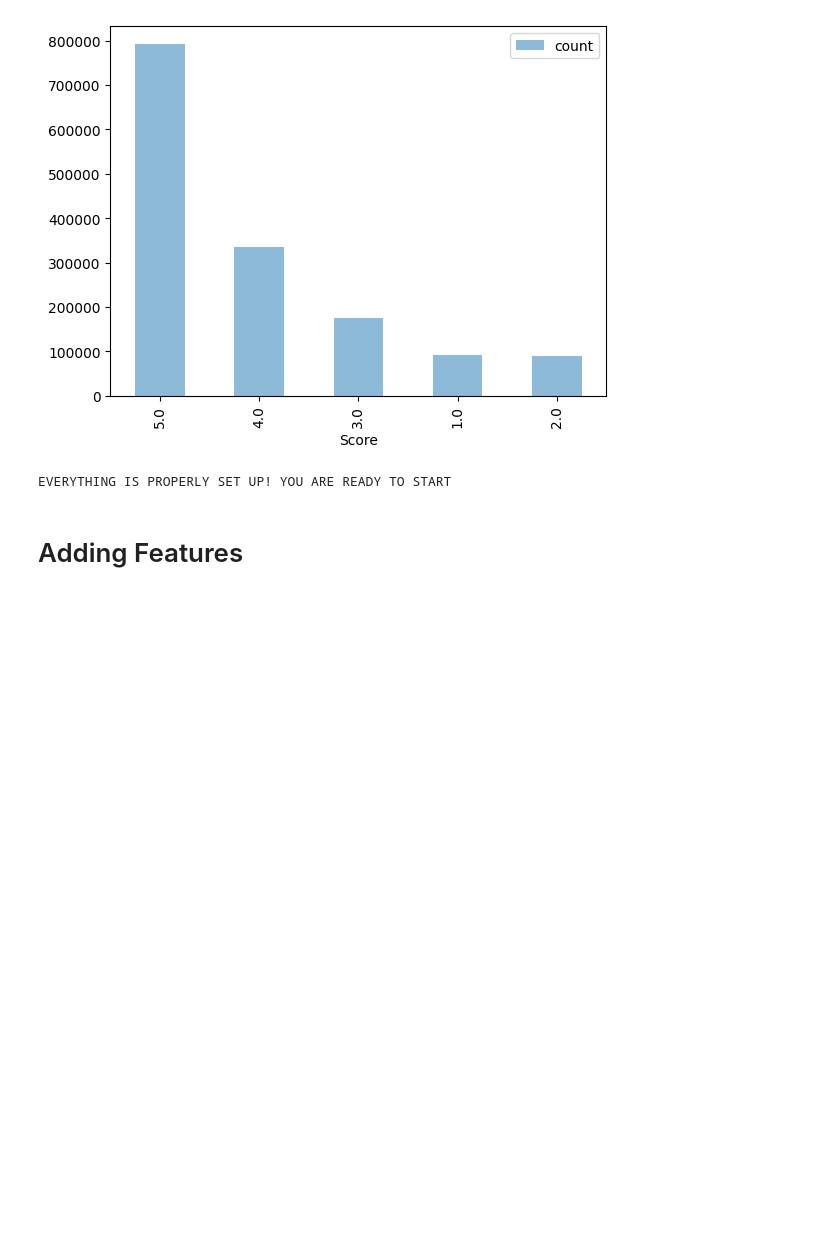
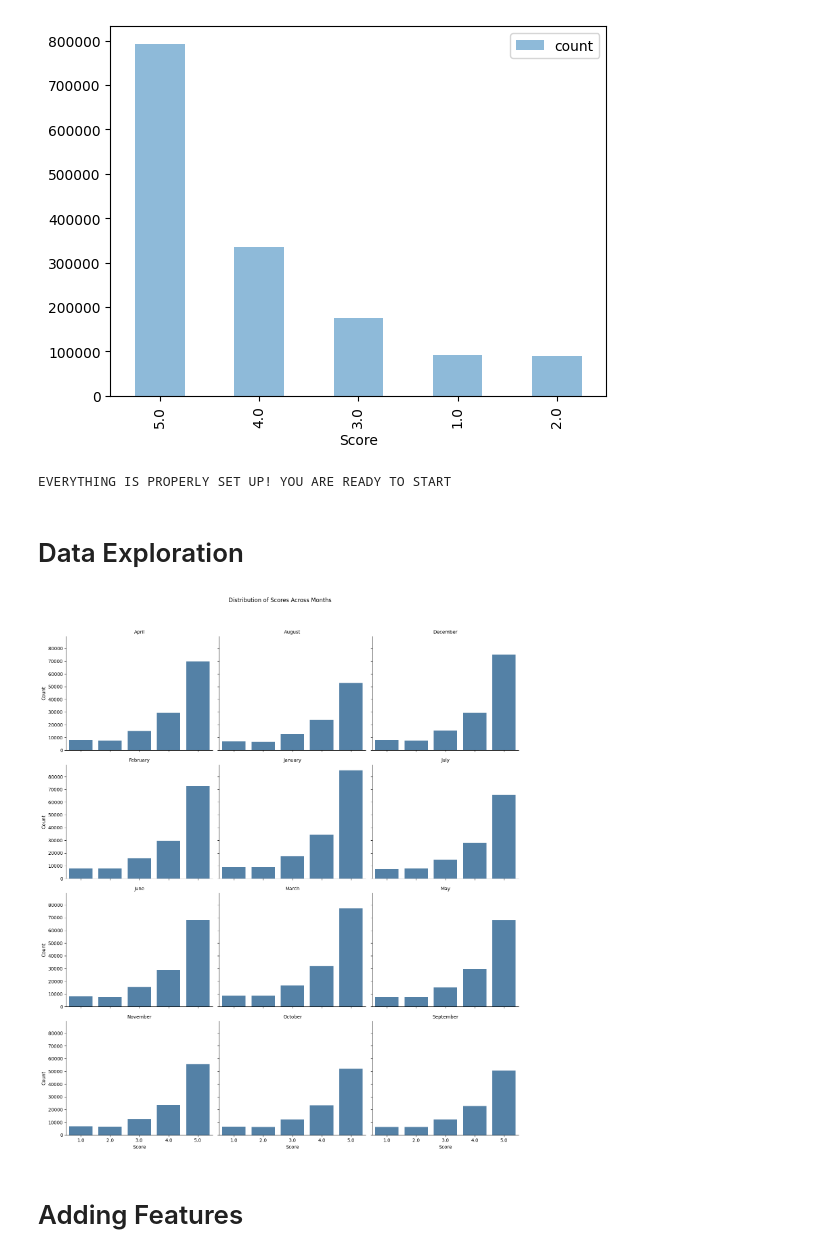
Before and after one commit to abvo138/abvo138-CS506-midterm, a Jupyter notebook: starter_code.ipynb, the cells around one changed output. Saved outputs shown, nothing was run; the diff lists cells and outputs as text; code cells hidden in the pictures; blank space fills up the shorter version.

```diff
--- a/starter_code.ipynb
+++ b/starter_code.ipynb
@@ -55,5 +59,29 @@ test.csv shape is  (212192, 2)
 max    1.406074e+09  5.000000e+00
 [figure]
 EVERYTHING IS PROPERLY SET UP! YOU ARE READY TO START
+# %% [markdown]
+# Data Exploration
+# %%
+# Convert Unix timestamp to datetime and extract year and month
+trainingSet['date'] = pd.to_datetime(trainingSet['Time'], unit='s')
+trainingSet['month'] = trainingSet['date'].dt.strftime('%B')  # Full month name
+
+# Group by month and score to count occurrences
+df_count = trainingSet.groupby(['month', 'Score']).size().reset_index(name='count')
+
+# Create a FacetGrid plot to facet by month
+g = sns.FacetGrid(df_count, col='month', col_wrap=3, height=4, aspect=1.2)
+g.map_dataframe(sns.barplot, x='Score', y='count', color='steelblue')
+
+# Set the titles and labels
+g.set_axis_labels("Score", "Count")
+g.set_titles("{col_name}")
+g.fig.suptitle('Distribution of Scores Across Months', y=1.03)
+
+# Show the plot
+plt.tight_layout()
+plt.show()
+# %% [output]
+[figure, added]
 # %% [markdown]
 # Adding Features
```
Also changed, not shown: parts of 7 cells of this notebook.
